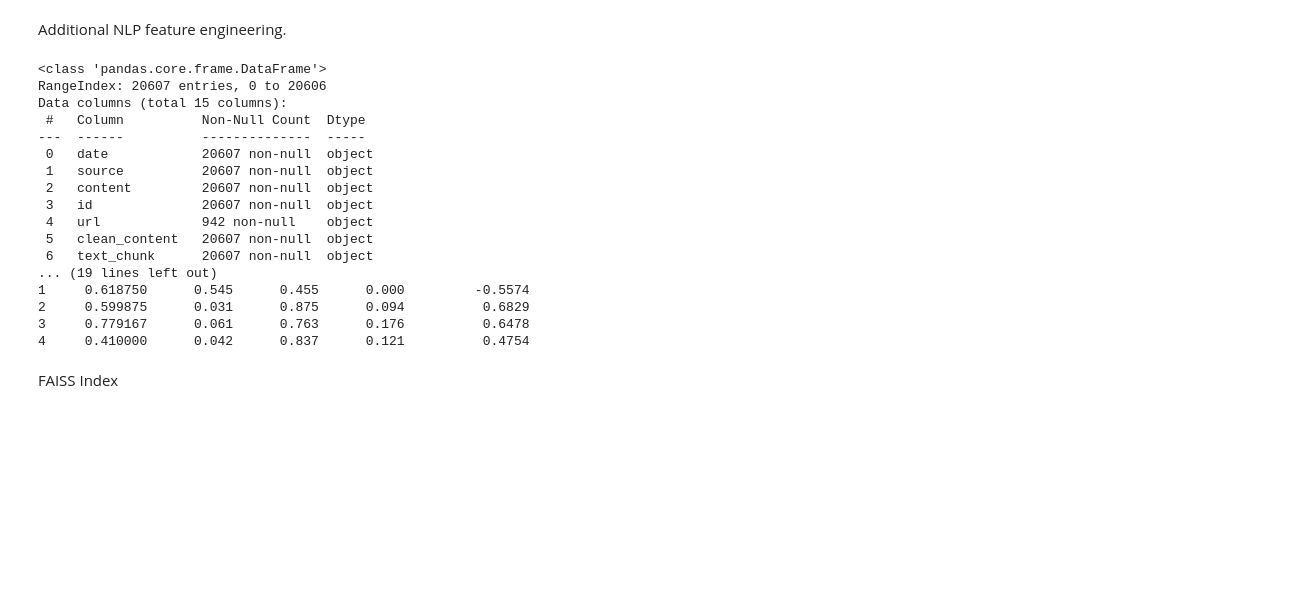
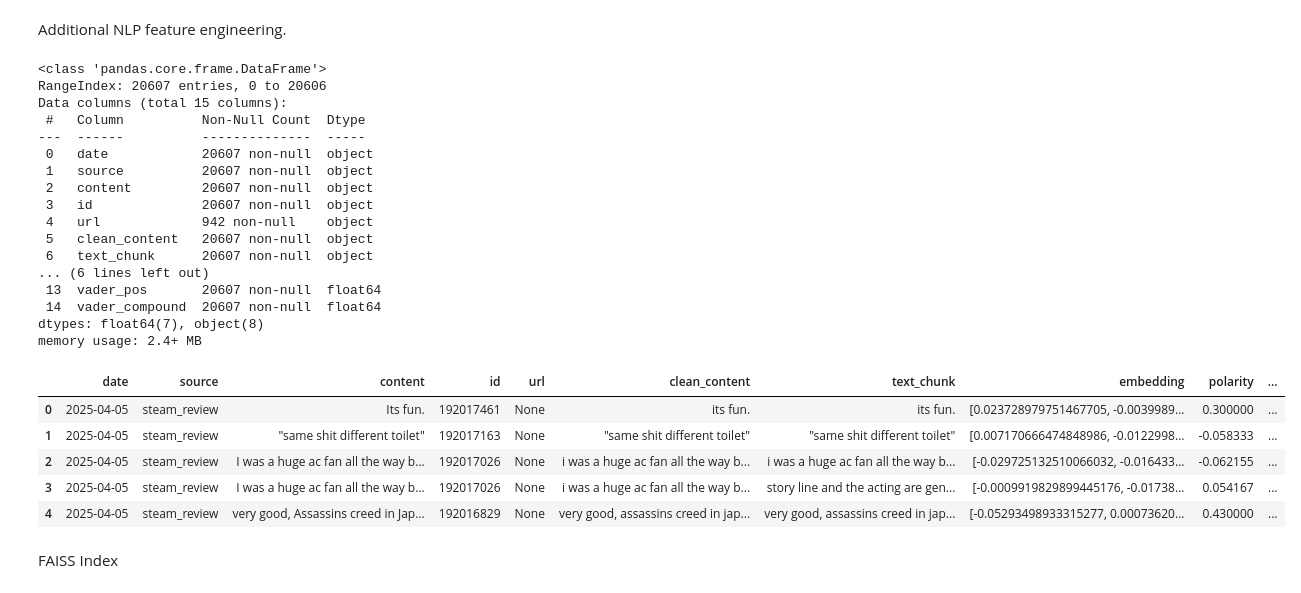
Before and after one commit to SherlockPJR/UCL_MSIN0166_Data_Eng_Individual, a Jupyter notebook: data_transformation.ipynb, the cells around one changed output. Drawn from its saved outputs; the diff is of its cells as text; code cells hidden in the pictures; blank space fills up the shorter version.

```diff
--- a/data_transformation.ipynb
+++ b/data_transformation.ipynb
@@ -295,26 +296,31 @@ df_chunks[['vader_neg', 'vader_neu', 'vader_pos', 'vader_compound']] = df_chunks
 # %%
 # Display a preview of the DataFrame with the new sentiment features
 df_chunks.info()
-print(df_chunks[['text_chunk', 'polarity', 'subjectivity', 'objectivity',
-                 'vader_neg', 'vader_neu', 'vader_pos', 'vader_compound']].head())
+df_chunks.head()
 # %% [output]
 <class 'pandas.core.frame.DataFrame'>
 RangeIndex: 20607 entries, 0 to 20606
 Data columns (total 15 columns):
  #   Column          Non-Null Count  Dtype
 ---  ------          --------------  -----
  0   date            20607 non-null  object
  1   source          20607 non-null  object
  2   content         20607 non-null  object
  3   id              20607 non-null  object
  4   url             942 non-null    object
  5   clean_content   20607 non-null  object
  6   text_chunk      20607 non-null  object
-... (19 lines left out)
-1     0.618750      0.545      0.455      0.000         -0.5574
-2     0.599875      0.031      0.875      0.094          0.6829
-3     0.779167      0.061      0.763      0.176          0.6478
-4     0.410000      0.042      0.837      0.121          0.4754
+... (6 lines left out)
+ 13  vader_pos       20607 non-null  float64
+ 14  vader_compound  20607 non-null  float64
+dtypes: float64(7), object(8)
+memory usage: 2.4+ MB
+|  | date | source | content | id | url | clean_content | text_chunk | embedding | polarity | ... |
+| 0 | 2025-04-05 | steam_review | Its fun. | 192017461 | None | its fun. | its fun. | [0.023728979751467705, -0.0039989... | 0.300000 | ... |
+| 1 | 2025-04-05 | steam_review | "same shit different toilet" | 192017163 | None | "same shit different toilet" | "same shit different toilet" | [0.007170666474848986, -0.0122998... | -0.058333 | ... |
+| 2 | 2025-04-05 | steam_review | I was a huge ac fan all the way b... | 192017026 | None | i was a huge ac fan all the way b... | i was a huge ac fan all the way b... | [-0.029725132510066032, -0.016433... | -0.062155 | ... |
+| 3 | 2025-04-05 | steam_review | I was a huge ac fan all the way b... | 192017026 | None | i was a huge ac fan all the way b... | story line and the acting are gen... | [-0.0009919829899445176, -0.01738... | 0.054167 | ... |
+| 4 | 2025-04-05 | steam_review | very good, Assassins creed in Jap... | 192016829 | None | very good, assassins creed in jap... | very good, assassins creed in jap... | [-0.05293498933315277, 0.00073620... | 0.430000 | ... |
 # %% [markdown]
 FAISS Index
 # %%
```
Also changed, not shown: parts of 7 cells of this notebook, 18 other files.
